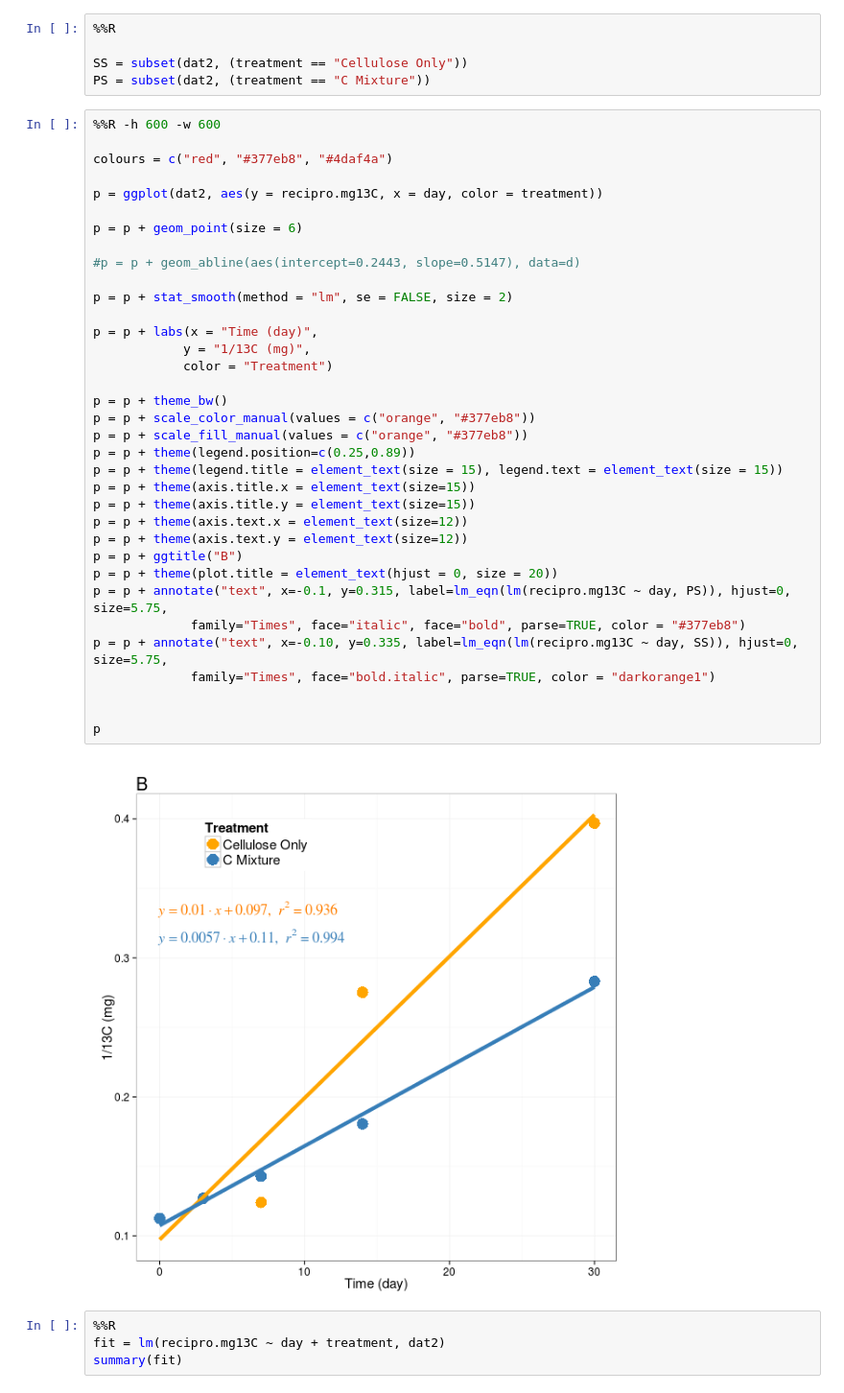
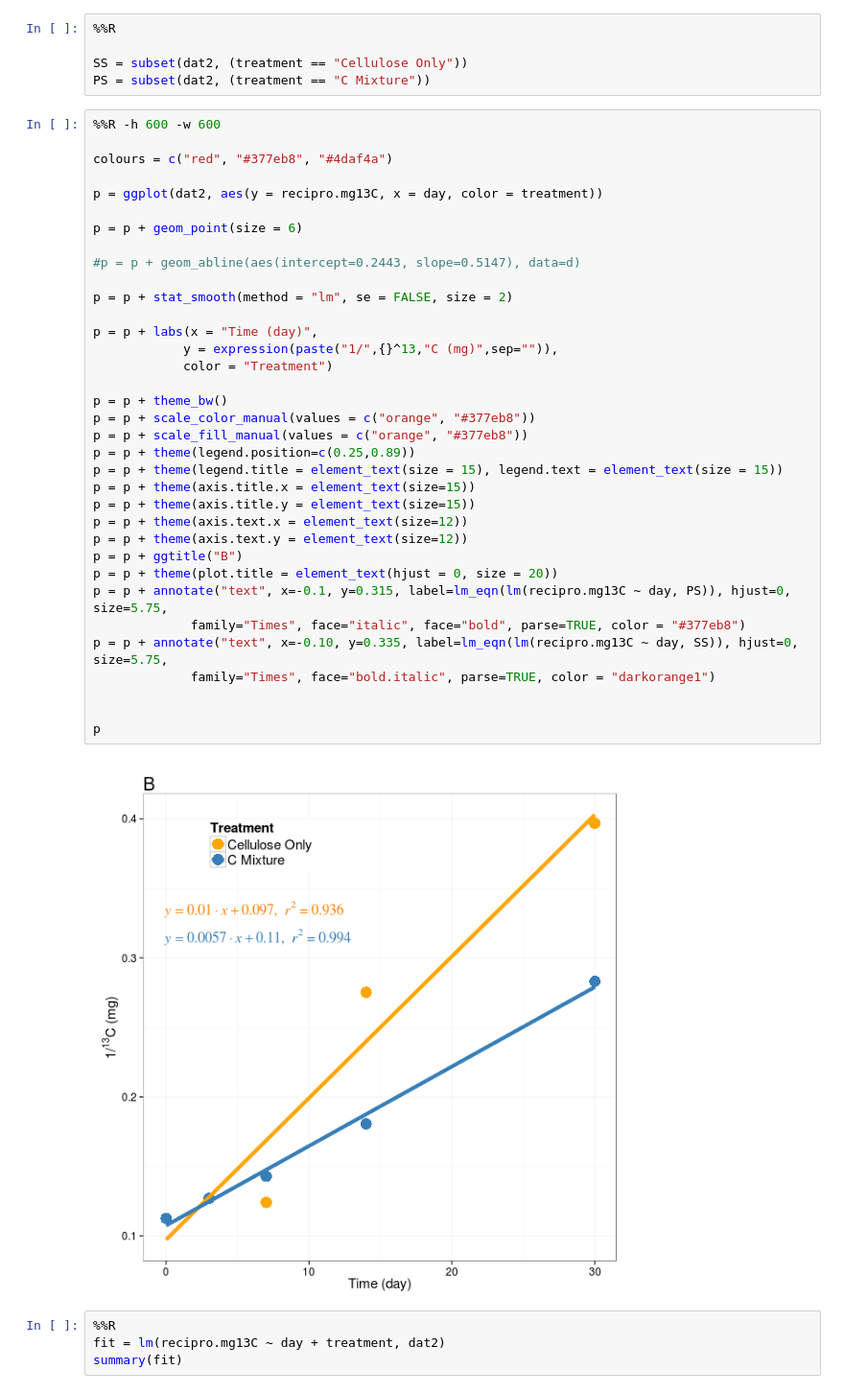
Before and after one commit to acampbellina/single_substrate, a Jupyter notebook: soil_Ccontent.ipynb, the cells around one changed output. Shown at 96% size. Cells and saved outputs as stored; diff of their text form.

```diff
--- a/soil_Ccontent.ipynb
+++ b/soil_Ccontent.ipynb
@@ -231,35 +231,35 @@ colours = c("red", "#377eb8", "#4daf4a")
 p = ggplot(dat2, aes(y = recipro.mg13C, x = day, color = treatment))
 
 p = p + geom_point(size = 6)
 
 #p = p + geom_abline(aes(intercept=0.2443, slope=0.5147), data=d)
 
 p = p + stat_smooth(method = "lm", se = FALSE, size = 2)
 
 p = p + labs(x = "Time (day)",
-            y = "1/13C (mg)",
+            y = expression(paste("1/",{}^13,"C (mg)",sep="")),
             color = "Treatment")
 
 p = p + theme_bw()
 p = p + scale_color_manual(values = c("orange", "#377eb8"))
 p = p + scale_fill_manual(values = c("orange", "#377eb8"))
 p = p + theme(legend.position=c(0.25,0.89))
 p = p + theme(legend.title = element_text(size = 15), legend.text = element_text(size = 15))
 p = p + theme(axis.title.x = element_text(size=15))
 p = p + theme(axis.title.y = element_text(size=15))
 p = p + theme(axis.text.x = element_text(size=12))
 p = p + theme(axis.text.y = element_text(size=12))
 p = p + ggtitle("B")
 p = p + theme(plot.title = element_text(hjust = 0, size = 20))
 p = p + annotate("text", x=-0.1, y=0.315, label=lm_eqn(lm(recipro.mg13C ~ day, PS)), hjust=0, size=5.75,
              family="Times", face="italic", face="bold", parse=TRUE, color = "#377eb8")
 p = p + annotate("text", x=-0.10, y=0.335, label=lm_eqn(lm(recipro.mg13C ~ day, SS)), hjust=0, size=5.75,
              family="Times", face="bold.italic", parse=TRUE, color = "darkorange1")
 
 
 p
 # %% [output]
-[figure, old version]
+[figure, new version]
 # %%
 %%R
 fit = lm(recipro.mg13C ~ day + treatment, dat2)
```
Also changed, not shown: parts of 2 cells of this notebook, 2 other files.
